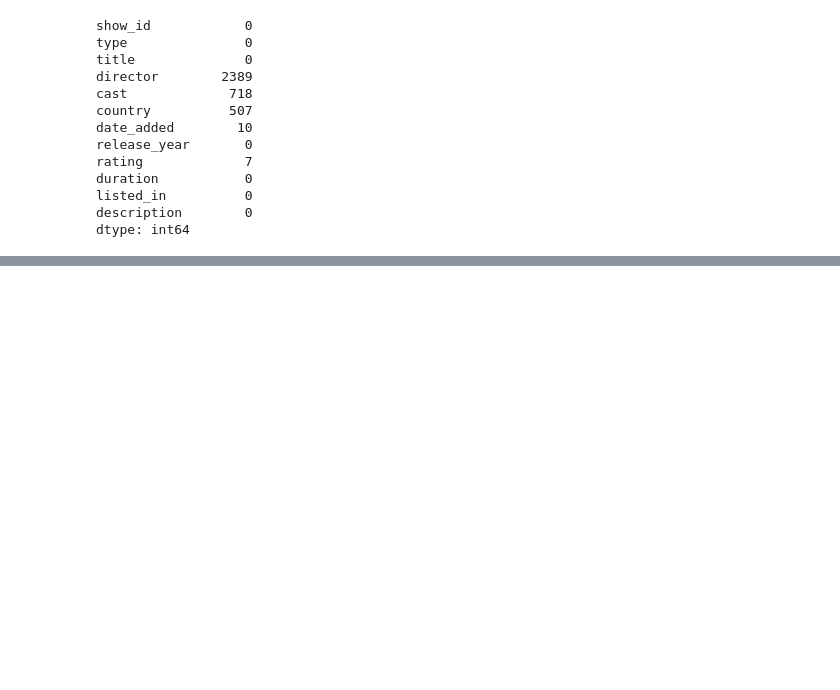
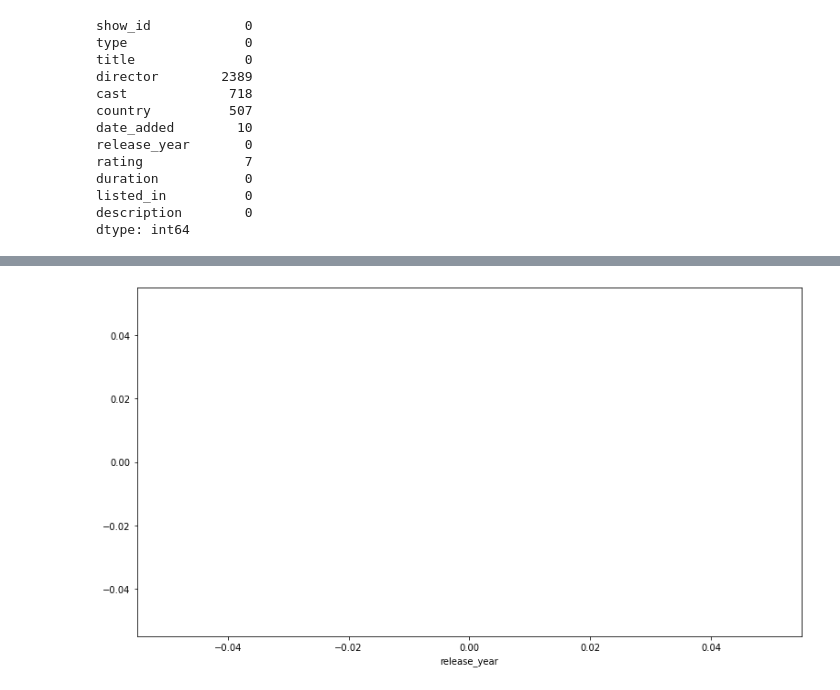
Before and after one commit to MadhurAwasthi/NETFLIX-MOVIES-AND-TV-SHOWS-CLUSTERING-UNSUPERVISED-ML, a Jupyter notebook: NETFLIX_MOVIES_AND_TV_SHOWS_CLUSTERING.ipynb, the cells around one changed output, grey strips where cells are left out. Drawn from its saved outputs; the diff is of its cells as text; code cells hidden in the pictures; blank space fills up the shorter version.

```diff
--- a/NETFLIX_MOVIES_AND_TV_SHOWS_CLUSTERING.ipynb
+++ b/NETFLIX_MOVIES_AND_TV_SHOWS_CLUSTERING.ipynb
@@ -493,3 +493,15 @@ df.head()
 | 2 | s3 | Movie | 23:59 | Gilbert Chan | Tedd Chan, Stella Chung, Henley H... | Singapore | December 20, 2018 | 2011 | R | 78 min | ... |
 | 3 | s4 | Movie | 9 | Shane Acker | Elijah Wood, John C. Reilly, Jenn... | United States | November 16, 2017 | 2009 | PG-13 | 80 min | ... |
 | 4 | s5 | Movie | 21 | Robert Luketic | Jim Sturgess, Kevin Spacey, Kate ... | United States | January 1, 2020 | 2008 | PG-13 | 123 min | ... |
+# %%
+fig, ax = plt.subplots(figsize=(13, 7))
+sns.lineplot(data=df,x='release_year')
+#sns.lineplot(data=df,x='release_year')
+#ax.set_xticks(np.arange(2008, 2020, 1))
+#plt.title(“Total content added across all years (up to 2019)”)
+##plt.legend([‘Total’,’Movie’,’TV Show’])
+#plt.ylabel(“Releases”)
+#plt.xlabel(“Year”)
+plt.show()
+# %% [output]
+[figure, added]
```
